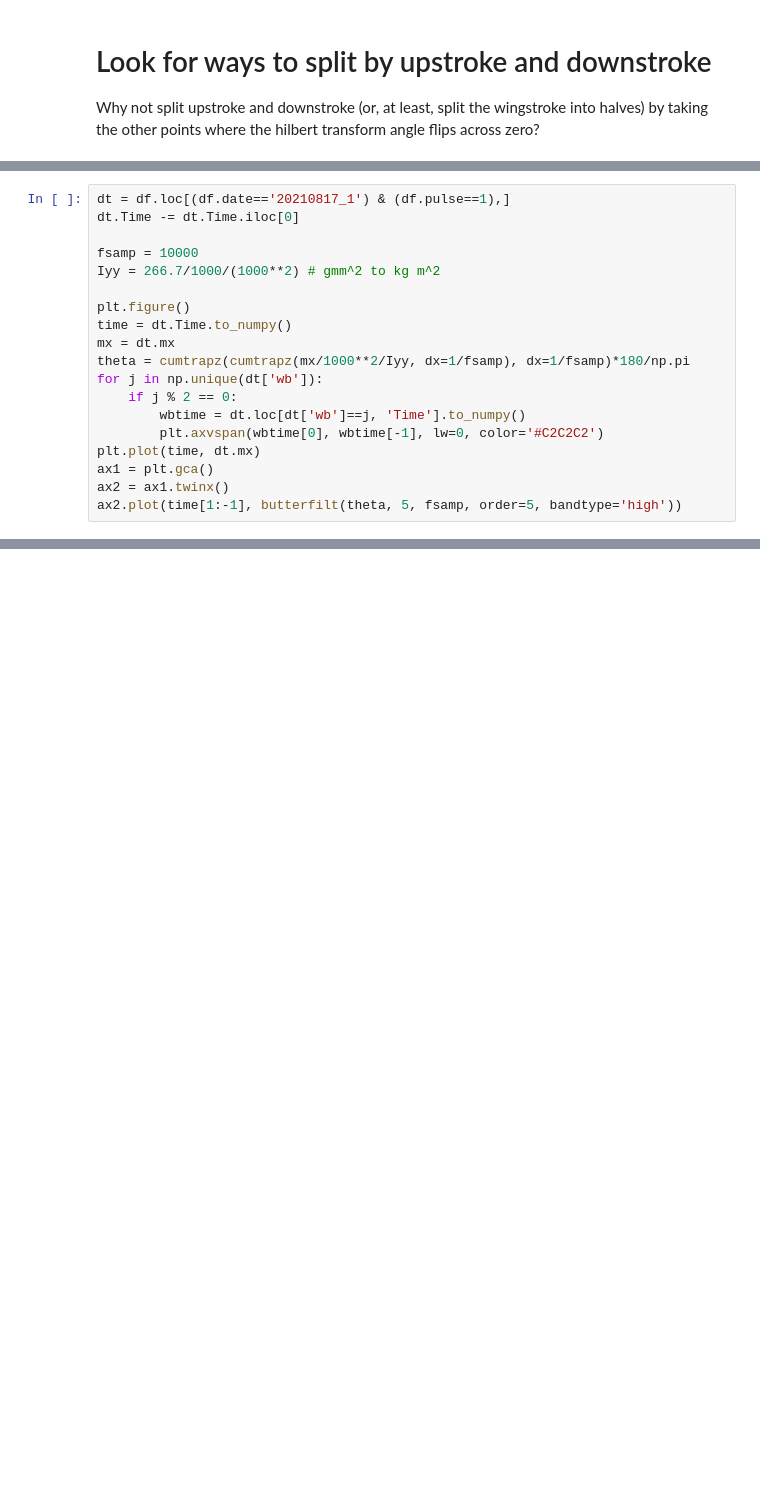
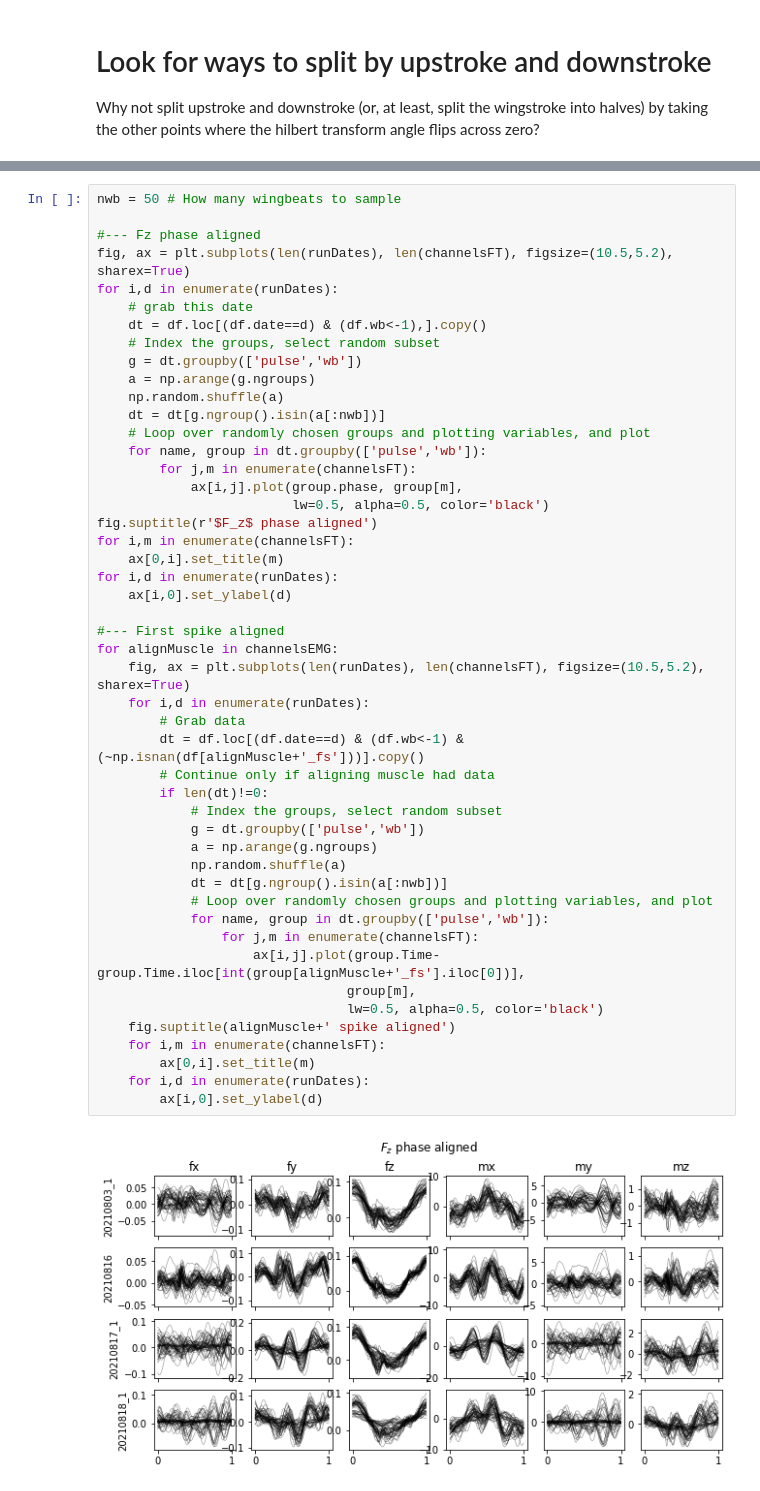
Before and after one commit to LeoJW/stimPitchAnalysis, a Jupyter notebook: figures.ipynb, the cells around one changed output, grey strips where cells are left out. Saved outputs shown, nothing was run; the diff lists cells and outputs as text; blank space fills up the shorter version.

```diff
--- a/figures.ipynb
+++ b/figures.ipynb
@@ -77,19 +77,0 @@ Right now values don't really make sense; Way too large. Need to verify that tor
-# %%
-dt = df.loc[(df.date=='20210817_1') & (df.pulse==1),]
-dt.Time -= dt.Time.iloc[0]
-
-fsamp = 10000
-Iyy = 266.7/1000/(1000**2) # gmm^2 to kg m^2
-
-plt.figure()
-time = dt.Time.to_numpy()
-mx = dt.mx
-theta = cumtrapz(cumtrapz(mx/1000**2/Iyy, dx=1/fsamp), dx=1/fsamp)*180/np.pi
-for j in np.unique(dt['wb']):
-    if j % 2 == 0:
-        wbtime = dt.loc[dt['wb']==j, 'Time'].to_numpy()
-        plt.axvspan(wbtime[0], wbtime[-1], lw=0, color='#C2C2C2')
-plt.plot(time, dt.mx)
-ax1 = plt.gca()
-ax2 = ax1.twinx()
-ax2.plot(time[1:-1], butterfilt(theta, 5, fsamp, order=5, bandtype='high'))
@@ -105,0 +82,50 @@ Version of readMatFile that returns only raw voltages
+# %%
+nwb = 50 # How many wingbeats to sample
+
+#--- Fz phase aligned
+fig, ax = plt.subplots(len(runDates), len(channelsFT), figsize=(10.5,5.2), sharex=True)
+for i,d in enumerate(runDates):
+    # grab this date
+    dt = df.loc[(df.date==d) & (df.wb<-1),].copy()
+    # Index the groups, select random subset
+    g = dt.groupby(['pulse','wb'])
+    a = np.arange(g.ngroups)
+    np.random.shuffle(a)
+    dt = dt[g.ngroup().isin(a[:nwb])]
+    # Loop over randomly chosen groups and plotting variables, and plot
+    for name, group in dt.groupby(['pulse','wb']):
+        for j,m in enumerate(channelsFT):
+            ax[i,j].plot(group.phase, group[m],
+                         lw=0.5, alpha=0.5, color='black')
+fig.suptitle(r'$F_z$ phase aligned')
+for i,m in enumerate(channelsFT):
+    ax[0,i].set_title(m)
+for i,d in enumerate(runDates):
+    ax[i,0].set_ylabel(d)
+
+#--- First spike aligned
+for alignMuscle in channelsEMG:
+    fig, ax = plt.subplots(len(runDates), len(channelsFT), figsize=(10.5,5.2), sharex=True)
+    for i,d in enumerate(runDates):
+        # Grab data
+        dt = df.loc[(df.date==d) & (df.wb<-1) & (~np.isnan(df[alignMuscle+'_fs']))].copy()
+        # Continue only if aligning muscle had data
+        if len(dt)!=0:
+            # Index the groups, select random subset
+            g = dt.groupby(['pulse','wb'])
+            a = np.arange(g.ngroups)
+            np.random.shuffle(a)
+            dt = dt[g.ngroup().isin(a[:nwb])]
+            # Loop over randomly chosen groups and plotting variables, and plot
+            for name, group in dt.groupby(['pulse','wb']):
+                for j,m in enumerate(channelsFT):
+                    ax[i,j].plot(group.Time-group.Time.iloc[int(group[alignMuscle+'_fs'].iloc[0])],
+                                group[m],
+                                lw=0.5, alpha=0.5, color='black')
+    fig.suptitle(alignMuscle+' spike aligned')
+    for i,m in enumerate(channelsFT):
+        ax[0,i].set_title(m)
+    for i,d in enumerate(runDates):
+        ax[i,0].set_ylabel(d)
+# %% [output]
+[figure, added]
```
Also changed, not shown: parts of 12 cells of this notebook, 2 other files.
